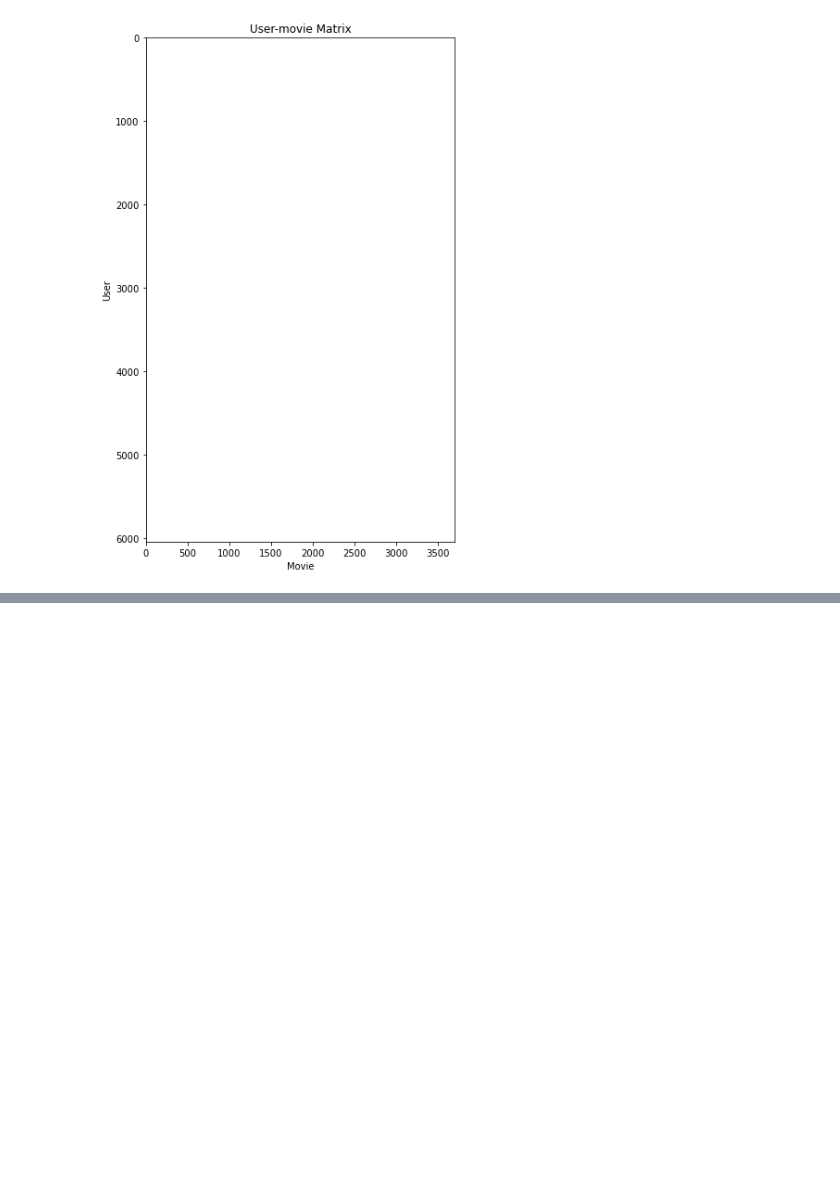
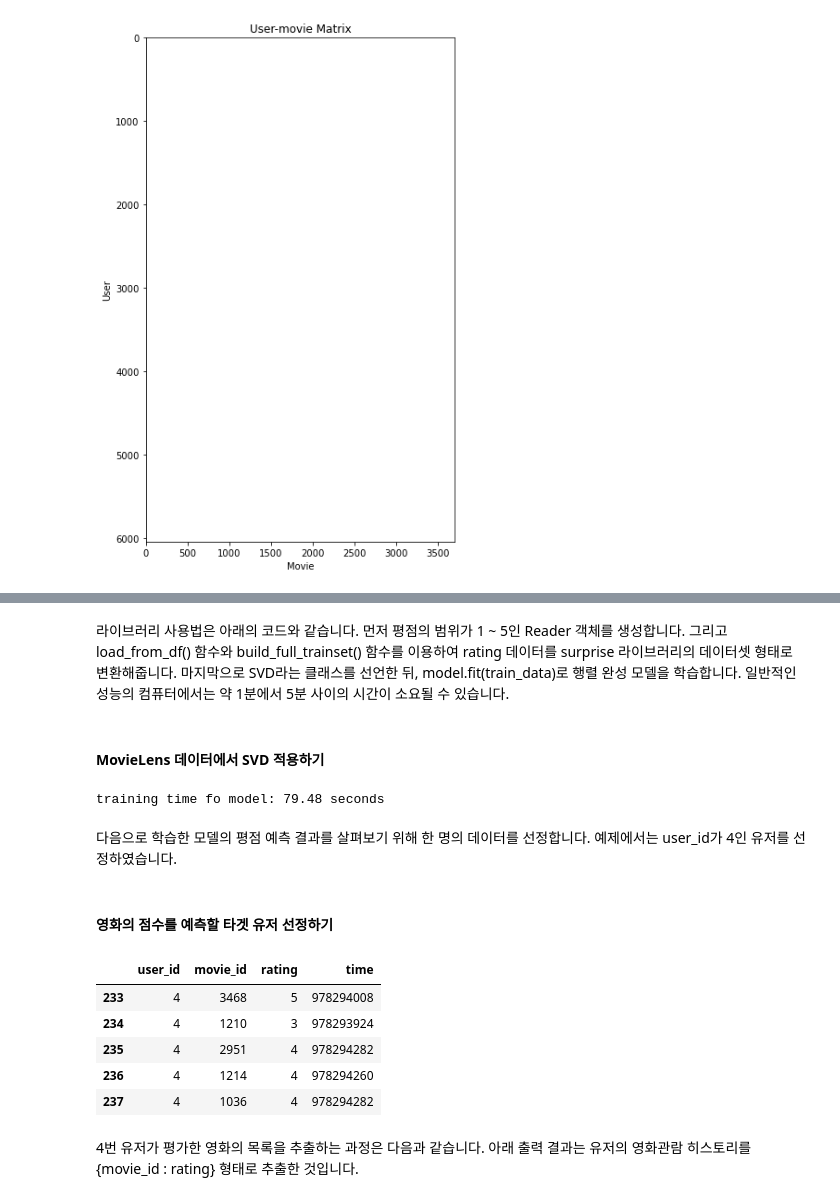
Before and after one commit to choiuikang/with_python, a Jupyter notebook: chapter-3.3.ipynb, the cells around one changed output, grey strips where cells are left out. Drawn from its saved outputs; the diff is of its cells as text; code cells hidden in the pictures; blank space fills up the shorter version.

```diff
--- a/chapter-3.3.ipynb
+++ b/chapter-3.3.ipynb
@@ -311,0 +317,42 @@ plt.show()
+# %% [markdown]
+라이브러리 사용법은 아래의 코드와 같습니다. 먼저 평점의 범위가 1 ~ 5인 Reader 객체를 생성합니다. 그리고 load_from_df() 함수와 build_full_trainset() 함수를 이용하여 rating 데이터를 surprise 라이브러리의 데이터셋 형태로 변환해줍니다. 마지막으로 SVD라는 클래스를 선언한 뒤, model.fit(train_data)로 행렬 완성 모델을 학습합니다. 일반적인 성능의 컴퓨터에서는 약 1분에서 5분 사이의 시간이 소요될 수 있습니다.
+# %% [markdown]
+#### MovieLens 데이터에서 SVD 적용하기
+# %%
+from surprise import SVD, Dataset, Reader, accuracy
+from surprise.model_selection import train_test_split
+
+# SVD 라이브러리를 사용하기 위한 학습 데이터를 생성합니다.
+reader = Reader(rating_scale=(1,5))
+data = Dataset.load_from_df(rating_data[['user_id', 'movie_id', 'rating']], reader)
+train_data = data.build_full_trainset()
+
+# SVD 모델을 학습합니다.
+train_start = time.time()
+model = SVD(n_factors=8,
+           lr_all=0.005,
+           reg_all=0.02,
+           n_epochs=100)
+model.fit(train_data)
+train_end = time.time()
+print("training time fo model: %.2f seconds" % (train_end - train_start))
+# %% [output]
+training time fo model: 79.48 seconds
+# %% [markdown]
+다음으로 학습한 모델의 평점 예측 결과를 살펴보기 위해 한 명의 데이터를 선정합니다. 예제에서는 user_id가 4인 유저를 선정하였습니다.
+# %% [markdown]
+#### 영화의 점수를 예측할 타겟 유저 선정하기
+# %%
+# user_id가 4인 유저의 영화 평가 데이터입니다.
+target_user_id = 4
+target_user_data = rating_data[rating_data['user_id']==target_user_id]
+target_user_data.head(5)
+# %% [output]
+|  | user_id | movie_id | rating | time |
+| 233 | 4 | 3468 | 5 | 978294008 |
+| 234 | 4 | 1210 | 3 | 978293924 |
+| 235 | 4 | 2951 | 4 | 978294282 |
+| 236 | 4 | 1214 | 4 | 978294260 |
+| 237 | 4 | 1036 | 4 | 978294282 |
+# %% [markdown]
+4번 유저가 평가한 영화의 목록을 추출하는 과정은 다음과 같습니다. 아래 출력 결과는 유저의 영화관람 히스토리를 {movie_id : rating} 형태로 추출한 것입니다.
```
Also changed, not shown: parts of 13 cells of this notebook.
